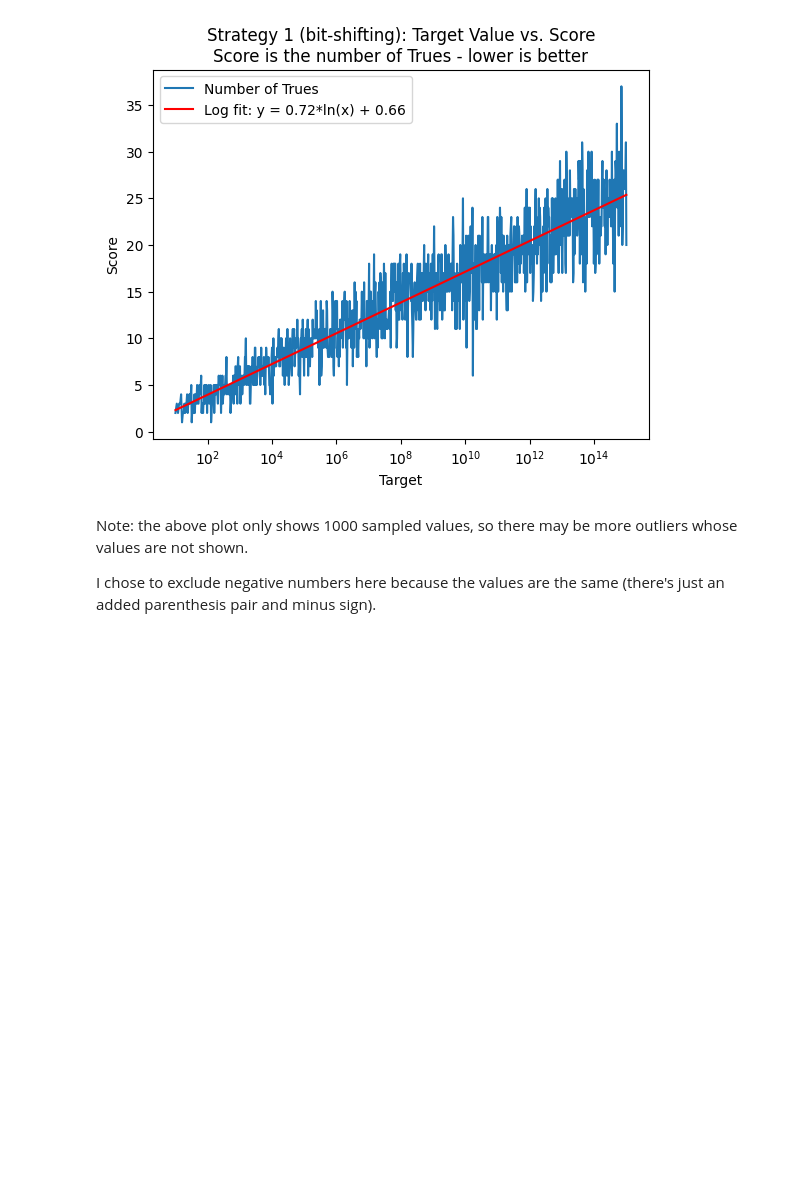
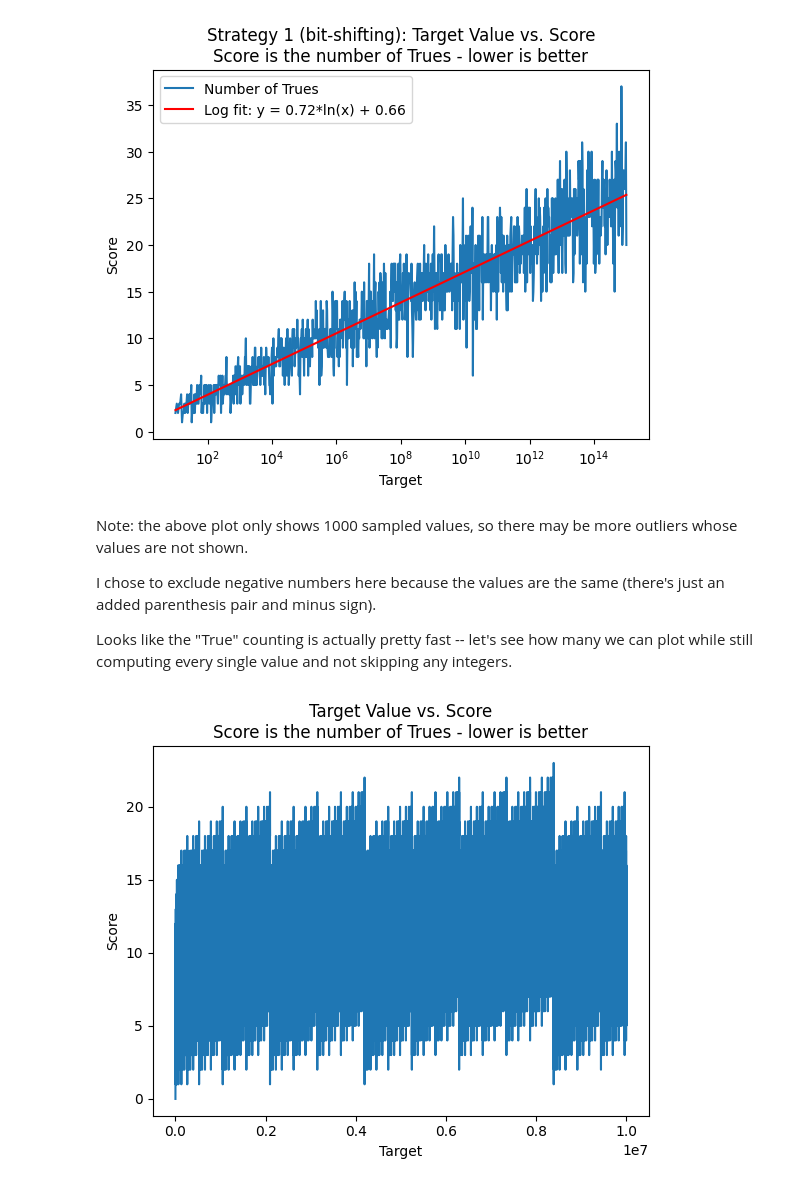
Before and after one commit to jonahjlee/misc-notebooks, a Jupyter notebook: fun_stuff/nothing_but_true.ipynb, the cells around one changed output. Drawn from its saved outputs; the diff is of its cells as text; code cells hidden in the pictures; blank space fills up the shorter version.

```diff
--- a/fun_stuff/nothing_but_true.ipynb
+++ b/fun_stuff/nothing_but_true.ipynb
@@ -288,3 +288,18 @@ plt.show()
 Note: the above plot only shows 1000 sampled values, so there may be more outliers whose values are not shown.
 
 I chose to exclude negative numbers here because the values are the same (there's just an added parenthesis pair and minus sign).
+
+Looks like the "True" counting is actually pretty fast -- let's see how many we can plot while still computing every single value and not skipping any integers.
+# %%
+N = 10000000
+targs = np.linspace(0, N, N + 1).astype(int)
+counts = score_strategy_2(targs)
+
+plt.plot(targs, counts)
+plt.xlabel("Target")
+plt.ylabel("Score")
+plt.title("Target Value vs. Score\n"
+          "Score is the number of Trues - lower is better")
+plt.show()
+# %% [output]
+[figure, added]
```
Also changed, not shown: parts of 4 cells of this notebook.
